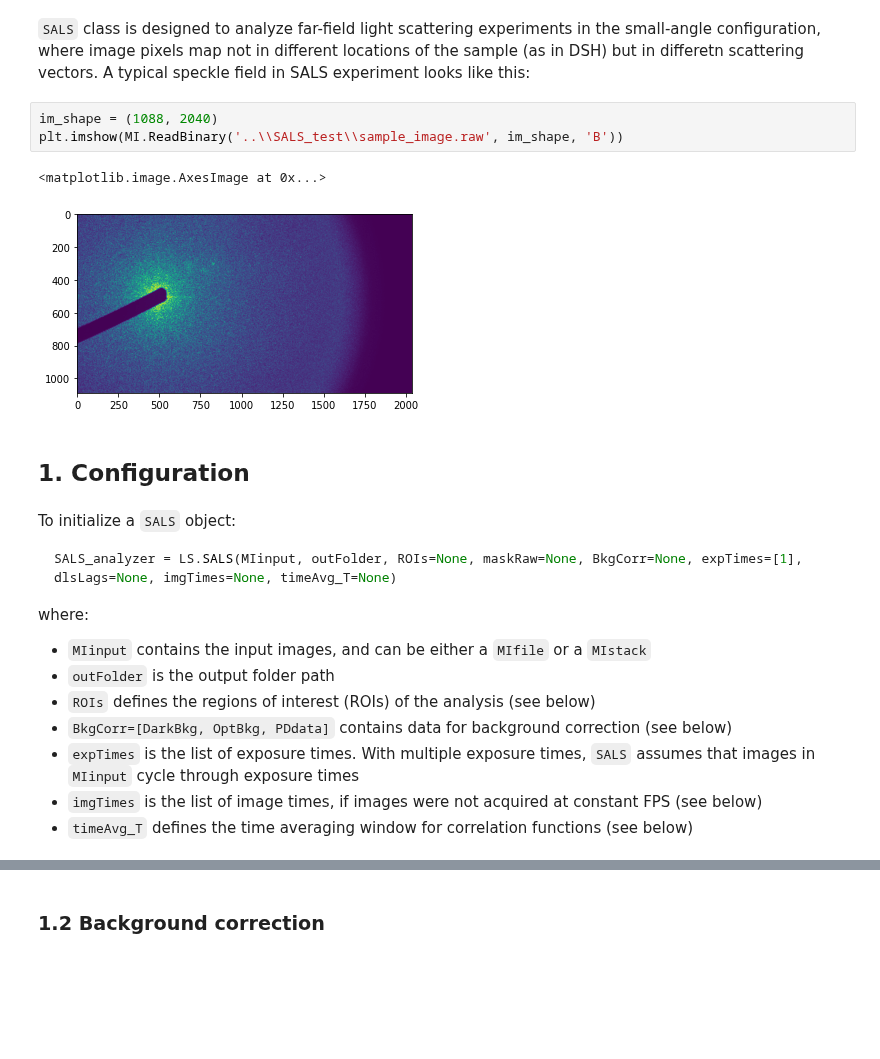
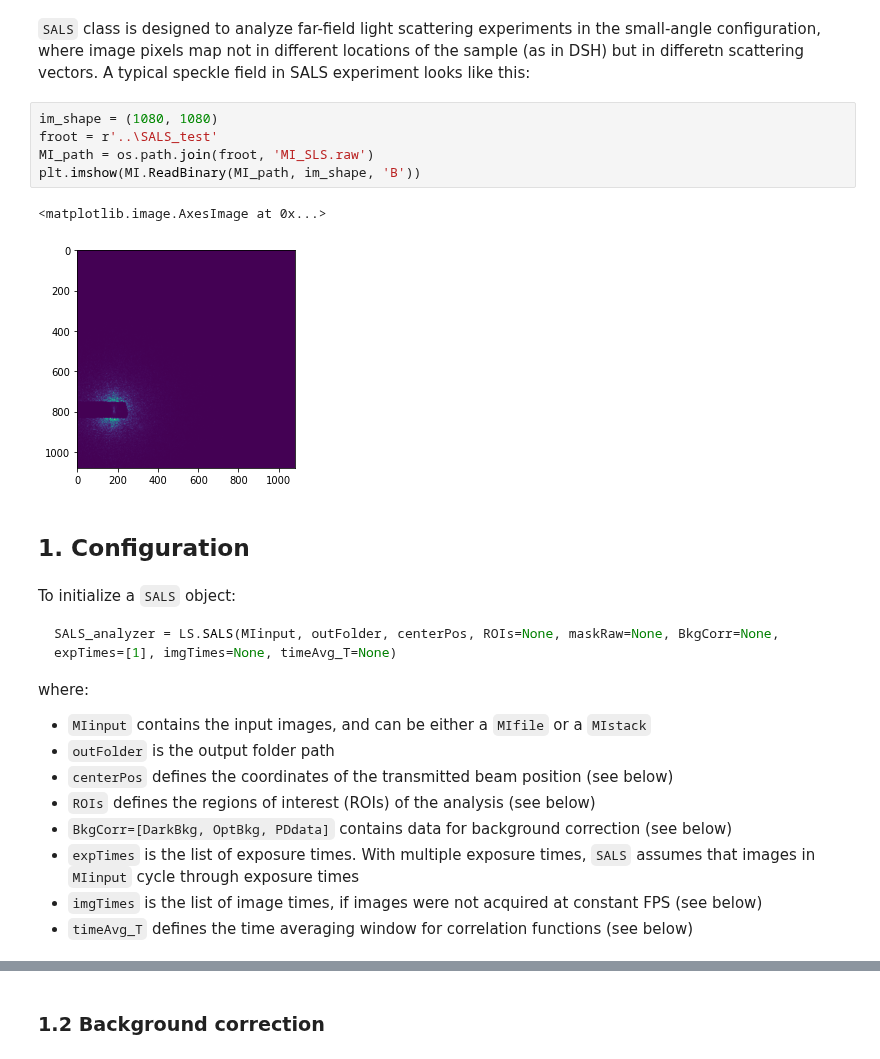
Before and after one commit to steaime/DSHpy, a Jupyter notebook: tutorial4_SALS.ipynb, the cells around one changed output, grey strips where cells are left out. Saved outputs shown, nothing was run; the diff lists cells and outputs as text; blank space fills up the shorter version.

````diff
--- a/tutorial4_SALS.ipynb
+++ b/tutorial4_SALS.ipynb
@@ -15,25 +24,28 @@ from DSH import SALS as LS
 # Small Angle Light Scattering (SALS)
 # %% [markdown]
 ```SALS``` class is designed to analyze far-field light scattering experiments in the small-angle configuration, where image pixels map not in different locations of the sample (as in DSH) but in differetn scattering vectors. A typical speckle field in SALS experiment looks like this:
-# %%
-im_shape = (1088, 2040)
-plt.imshow(MI.ReadBinary('..\\SALS_test\\sample_image.raw', im_shape, 'B'))
-# %% [output]
-<matplotlib.image.AxesImage at 0x...>
-[figure, removed]
+# %%
+im_shape = (1080, 1080)
+froot = r'..\SALS_test'
+MI_path = os.path.join(froot, 'MI_SLS.raw')
+plt.imshow(MI.ReadBinary(MI_path, im_shape, 'B'))
+# %% [output]
+<matplotlib.image.AxesImage at 0x...>
+[figure, added]
 # %% [markdown]
 ## 1. Configuration
 # %% [markdown]
 To initialize a ```SALS``` object:
 
 ```python
-SALS_analyzer = LS.SALS(MIinput, outFolder, ROIs=None, maskRaw=None, BkgCorr=None, expTimes=[1], dlsLags=None, imgTimes=None, timeAvg_T=None)
+SALS_analyzer = LS.SALS(MIinput, outFolder, centerPos, ROIs=None, maskRaw=None, BkgCorr=None, expTimes=[1], imgTimes=None, timeAvg_T=None)
 ```
 
 where:
 
 - ```MIinput``` contains the input images, and can be either a ```MIfile``` or a ```MIstack```
 - ```outFolder``` is the output folder path
+- ```centerPos``` defines the coordinates of the transmitted beam position (see below)
 - ```ROIs``` defines the regions of interest (ROIs) of the analysis (see below)
 - ```BkgCorr=[DarkBkg, OptBkg, PDdata]``` contains data for background correction (see below)
 - ```expTimes``` is the list of exposure times. With multiple exposure times, ```SALS``` assumes that images in ```MIinput``` cycle through exposure times
````
Also changed, not shown: parts of 52 cells of this notebook, 5 other files.
